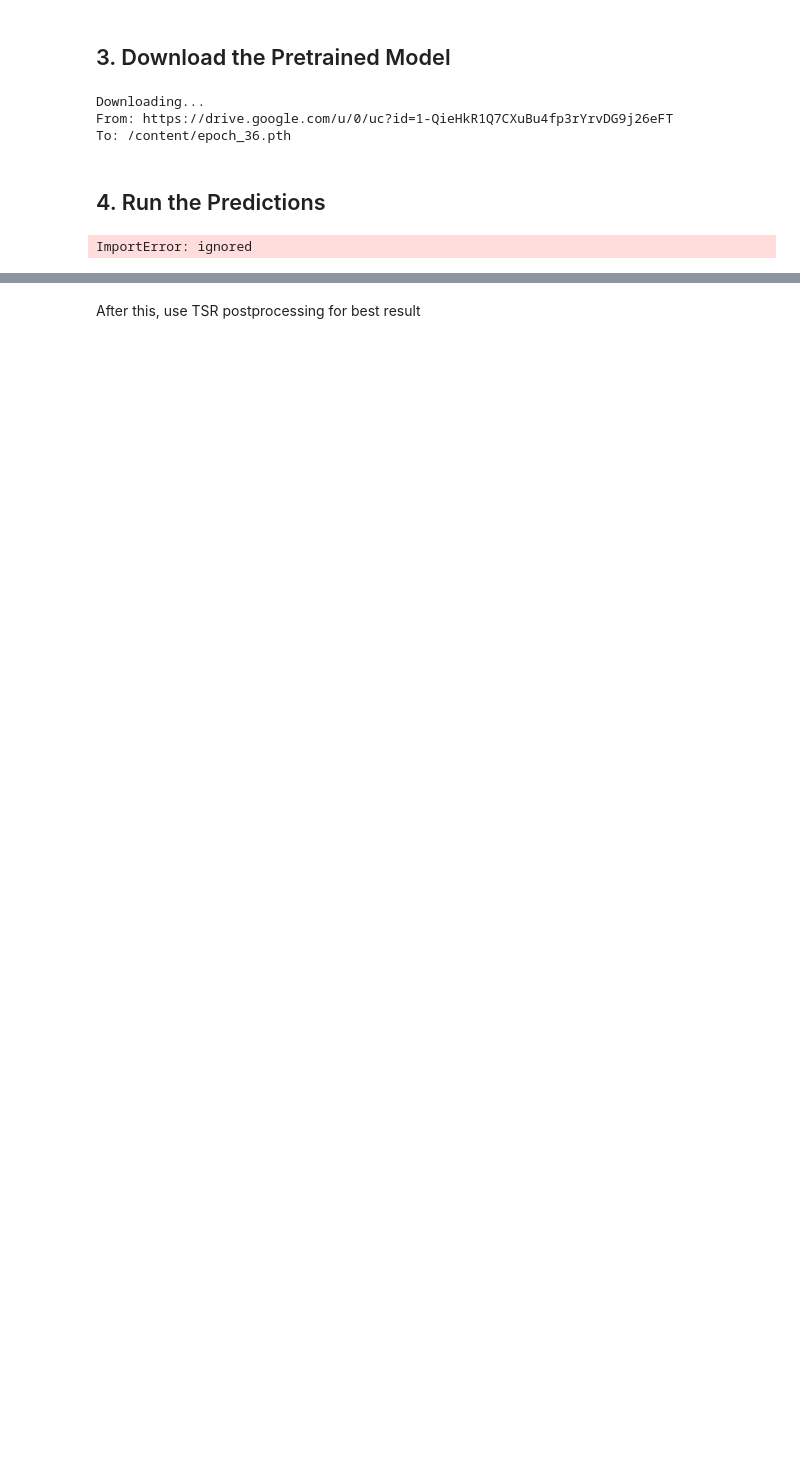
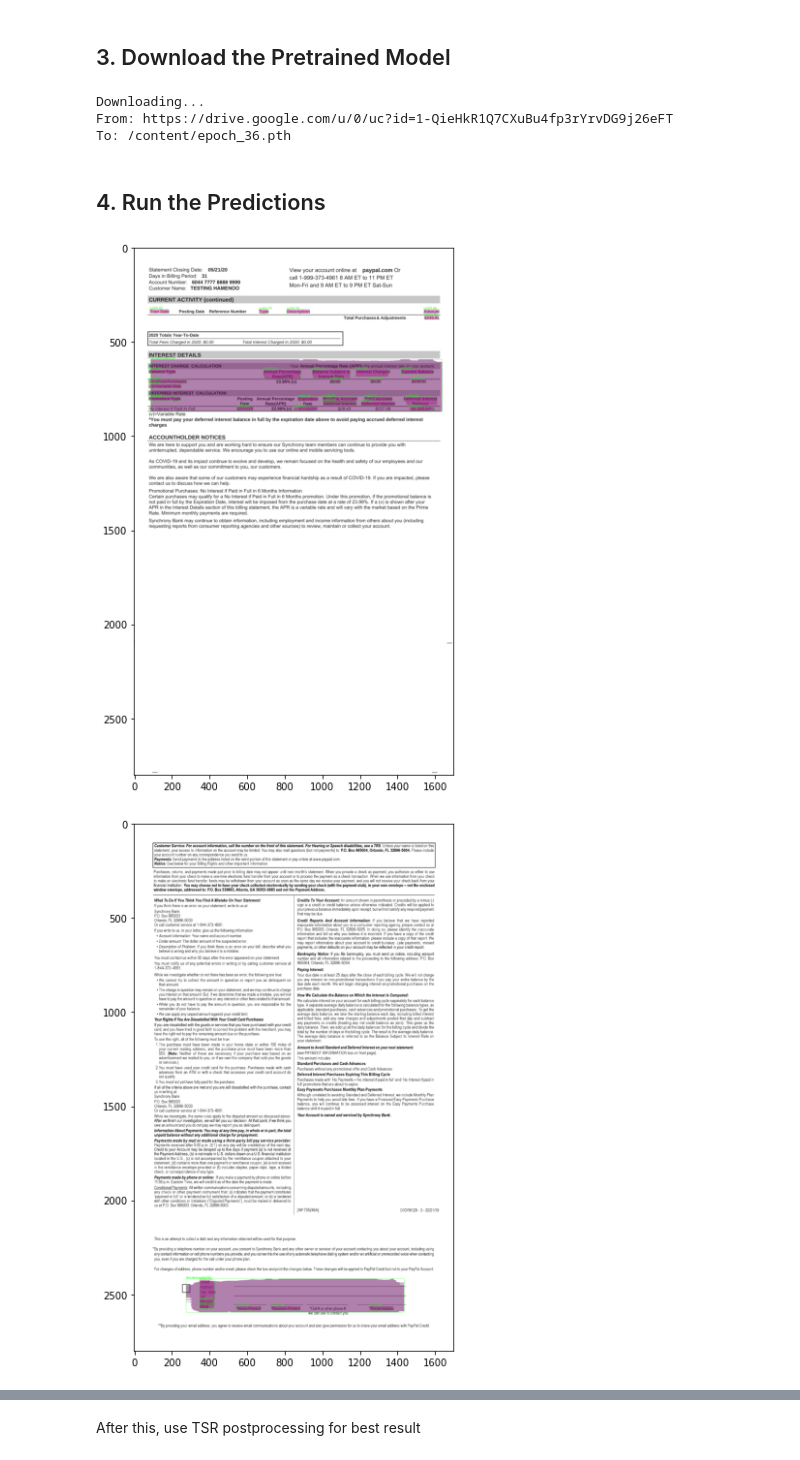
Before and after one commit to nsajwan/line_item_extraction, a Jupyter notebook: Line_Item_Extraction.ipynb, the cells around one changed output, grey strips where cells are left out. Saved outputs shown, nothing was run; the diff lists cells and outputs as text; code cells hidden in the pictures; blank space fills up the shorter version.

```diff
--- a/Line_Item_Extraction.ipynb
+++ b/Line_Item_Extraction.ipynb
@@ -61,19 +61,52 @@ from pdf2image import convert_from_path, convert_from_bytes
 from PIL import Image
 import subprocess
 
+from pdfminer.converter import TextConverter
+from pdfminer.pdfinterp import PDFPageInterpreter
+from pdfminer.pdfinterp import PDFResourceManager
+from pdfminer.pdfpage import PDFPage
+
+
 pdf_directory = '/content/line_item_extraction/sample_docs'
 res_directory = '/content/line_item_extraction/results'
 cmd = 'pdftohtml -i -c -noframes -xml '
-
+cmd2 = 'pdf2txt.py -t xml '
 results = []
 
+# def extract_text_from_pdf(pdf_path):
+#     resource_manager = PDFResourceManager()
+#     fake_file_handle = io.StringIO()
+#     converter = XMLConverter(resource_manager, fake_file_handle)
+#     page_interpreter = PDFPageInterpreter(resource_manager, converter)
+
+#     with open(pdf_path, 'rb') as fh:
+#         for page in PDFPage.get_pages(fh,
+#                                       caching=True,
+#                                       check_extractable=True):
+#             page_interpreter.process_page(page)
+
+#         text = fake_file_handle.getvalue()
+
+#     # close open handles
+#     converter.close()
+#     fake_file_handle.close()
+
+#     if text:
+#         return text
+
+
+
 for filename in os.listdir(pdf_directory):
-  try:
     if filename.endswith(".pdf"):
       print(filename)
 
+
       os.makedirs(res_directory+'/'+filename[:-4])
       full_cmd = cmd+pdf_directory+'/'+filename+' '+res_directory+'/'+filename[:-4]+'/'+filename[:-4]+'.xml'
+      print(full_cmd)
+      #print(extract_text_from_pdf(pdf_directory+'/'+filename))
+      full_cmd = cmd2+ '-O ' + res_directory+'/'+filename[:-4] + '/ -o ' + filename[:-4]+'.xml -d ' + pdf_directory+'/'+filename
+      #full_cmd = cmd+pdf_directory+'/'+filename+' '+res_directory+'/'+filename[:-4]+'/'+filename[:-4]+'.xml'
       print(full_cmd)
       print(" ")
       !{full_cmd}
@@ -84,6 +117,4 @@ for filename in os.listdir(pdf_directory):
       for image in images:
         image.save(res_directory+'/'+filename[:-4]+'/img/'+str(i)+'.png', format='PNG')
         i=i+1
-  except:
-    print("Error")
 # %% [output]
@@ -130,37 +161,38 @@ Returns:
     nn.Module: The constructed detector."""
 model = init_detector(config_file, checkpoint_file, device='cuda:0')
 
-directory = '/content/line_item_extraction/sample_docs/imgs'
+directory = '/content/line_item_extraction/results/RedactedPayPal_sample3/img/'
 
 results = []
 
 for filename in os.listdir(directory):
     if filename.endswith(".png"):
       # Run Inference
       """
       Inference image(s) with the detector.
    Args:
     model (nn.Module): The loaded detector.
     imgs (str/ndarray or list[str/ndarray]): Either image files or loaded
         images.
   Returns:
     If imgs is a str, a generator will be returned, otherwise return the
     detection results directly.
       """
       results.append(inference_detector(model, directory+'/'+filename))
       # Visualization results
       """
       Visualize the detection results on the image.
 Args:
     img (str or np.ndarray): Image filename or loaded image.
     result (tuple[list] or list): The detection result, can be either
         (bbox, segm) or just bbox.
     class_names (list[str] or tuple[str]): A list of class names.
     score_thr (float): The threshold to visualize the bboxes and masks.
     fig_size (tuple): Figure size of the pyplot figure.
     out_file (str, optional): If specified, the visualization result will
         be written to the out file instead of shown in a window.
       """
       show_result_pyplot(directory+'/'+filename, results[-1],('Bordered', 'cell', 'Borderless'), score_thr=0.85)
 # %% [output]
-ImportError: ignored
+[figure, added]
+[figure, added]
```
Also changed, not shown: parts of 5 cells of this notebook.
